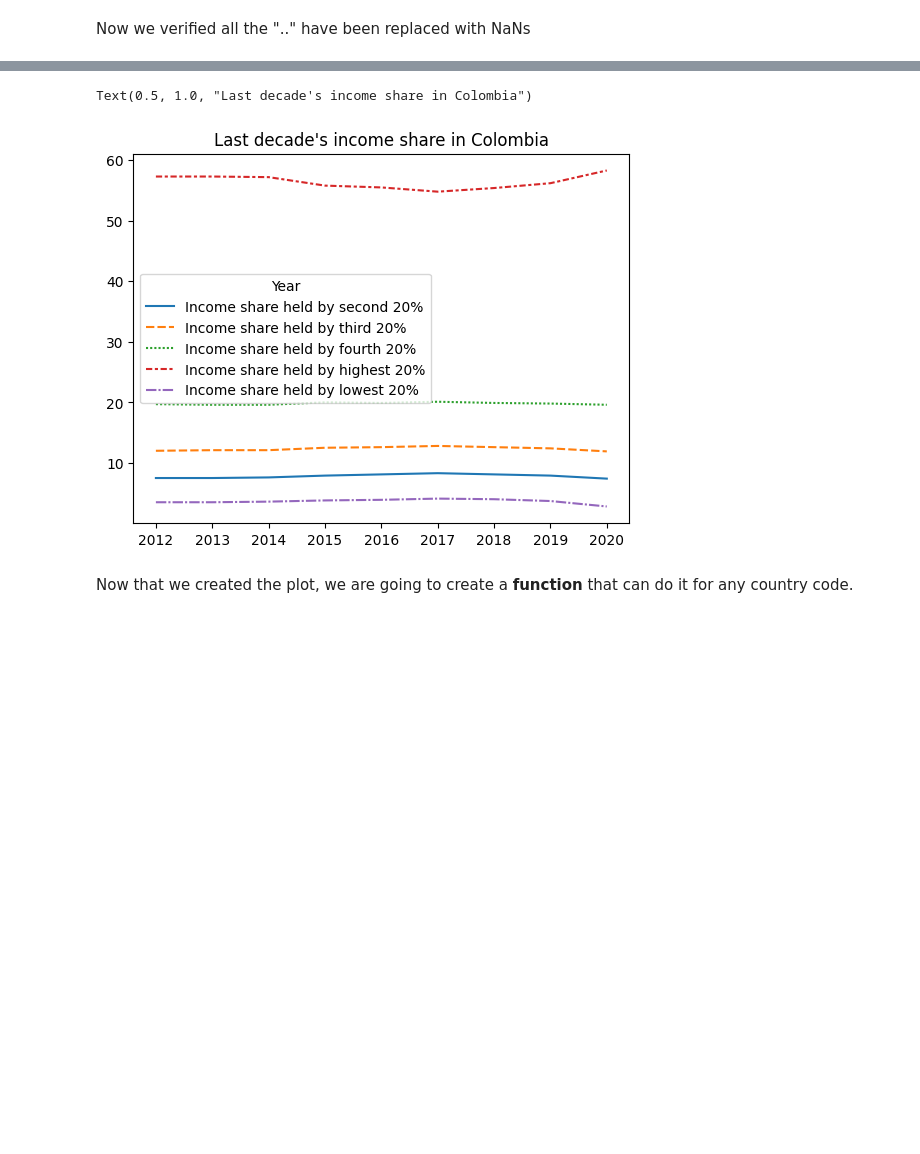
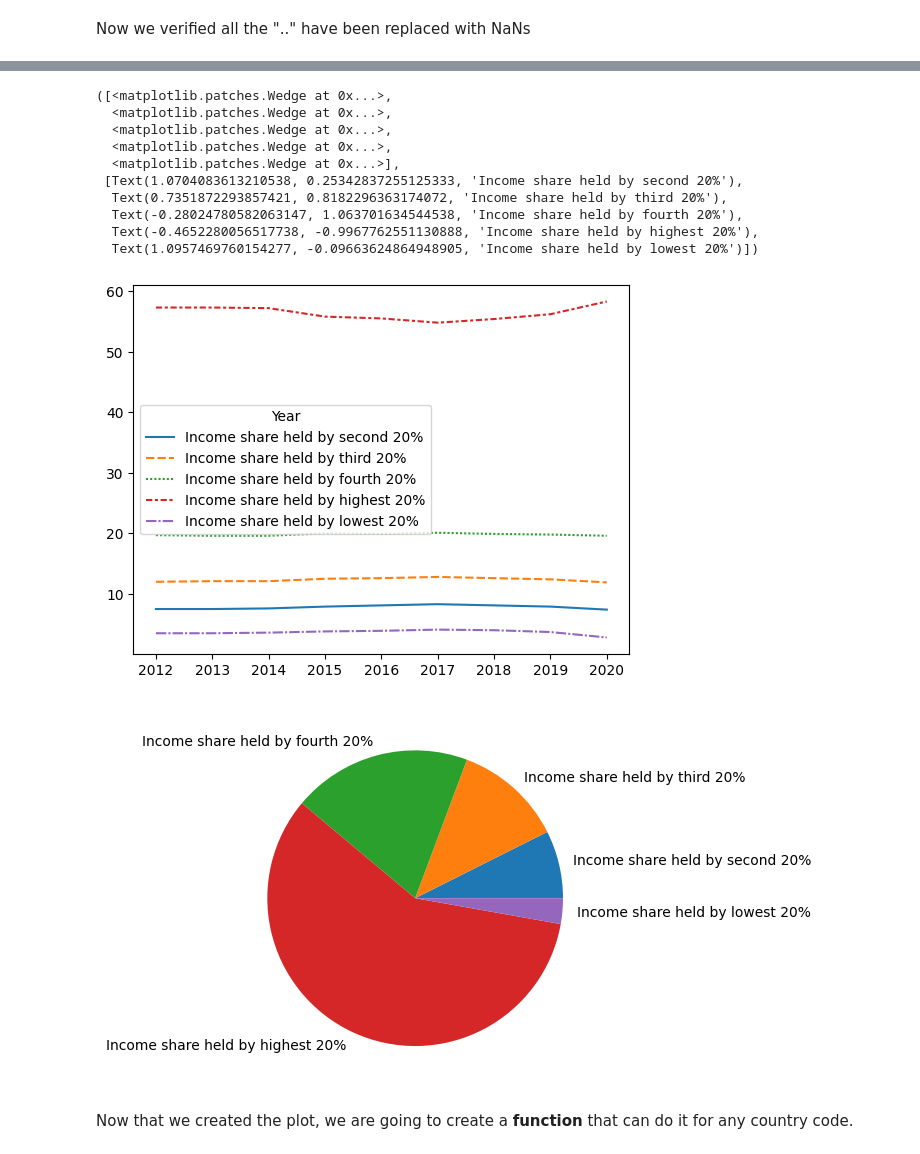
Before and after one commit to jjcastillot/Poverty_Education_Analysis, a Jupyter notebook: analysis.ipynb, the cells around one changed output, grey strips where cells are left out. Saved outputs shown, nothing was run; the diff lists cells and outputs as text; code cells hidden in the pictures; blank space fills up the shorter version.

Commit message:
Commit 2: Included pie chart for 2020

```diff
--- a/analysis.ipynb
+++ b/analysis.ipynb
@@ -87,12 +87,23 @@ See the caveats in the documentation: https://pandas.pydata.org/pandas-docs/stab
 | 2018 | 8.1 | 12.6 | 19.9 | 55.4 | ... |
 | 2019 | 7.9 | 12.4 | 19.8 | 56.2 | ... |
 | 2020 | 7.4 | 11.9 | 19.6 | 58.3 | ... |
-# %%
-sns.lineplot(data=income_col)
-plt.title("Last decade's income share in Colombia")
-# %% [output]
-Text(0.5, 1.0, "Last decade's income share in Colombia")
-[figure, removed]
+# %%
+sns.lineplot(data=income_col)
+plt.figure()
+plt.pie(x=income_col.iloc[-1],labels=income_col.columns)
+# %% [output]
+([<matplotlib.patches.Wedge at 0x...>,
+  <matplotlib.patches.Wedge at 0x...>,
+  <matplotlib.patches.Wedge at 0x...>,
+  <matplotlib.patches.Wedge at 0x...>,
+  <matplotlib.patches.Wedge at 0x...>],
+ [Text(1.0704083613210538, 0.25342837255125333, 'Income share held by second 20%'),
+  Text(0.7351872293857421, 0.8182296363174072, 'Income share held by third 20%'),
+  Text(-0.28024780582063147, 1.063701634544538, 'Income share held by fourth 20%'),
+  Text(-0.4652280056517738, -0.9967762551130888, 'Income share held by highest 20%'),
+  Text(1.0957469760154277, -0.09663624864948905, 'Income share held by lowest 20%')])
+[figure, added]
+[figure, added]
 # %% [markdown]
 Now that we created the plot, we are going to create a **function** that can do it for any country code.
 # %%
```
Also changed, not shown: parts of 3 cells of this notebook.
